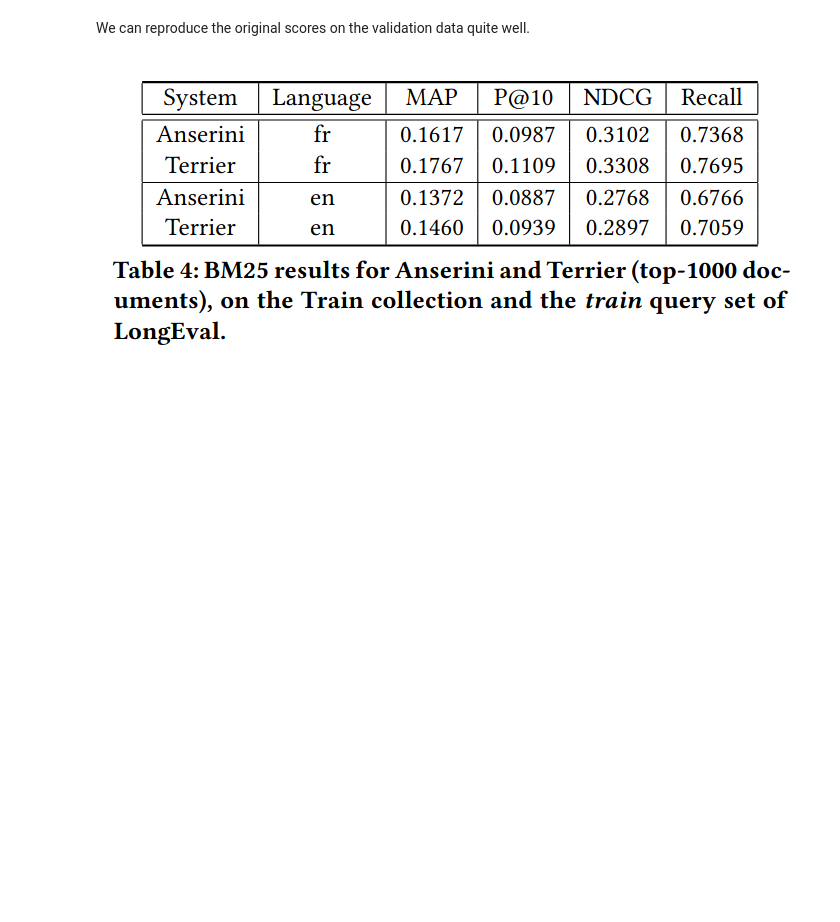
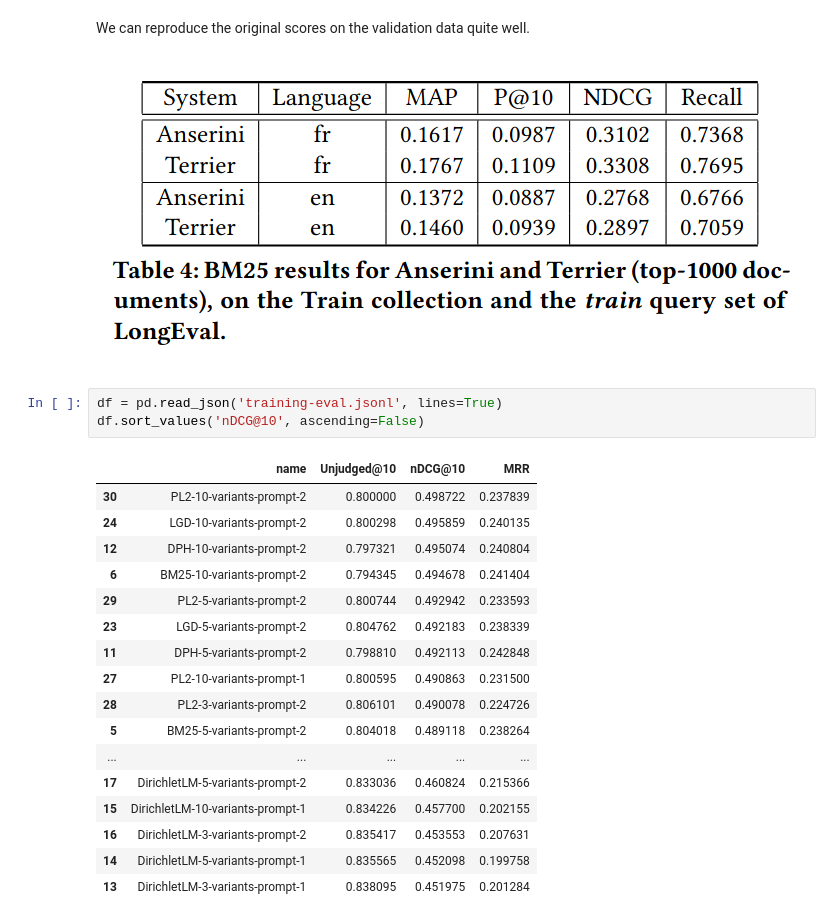
Before and after one commit to webis-de/CLEF-23-ows-at-longeval, a Jupyter notebook: src/hyperparameter-tuning.ipynb, the cells around one changed output. Saved outputs shown, nothing was run; the diff lists cells and outputs as text; blank space fills up the shorter version.

```diff
--- a/src/hyperparameter-tuning.ipynb
+++ b/src/hyperparameter-tuning.ipynb
@@ -48,3 +73,24 @@ pt.Experiment(
 We can reproduce the original scores on the validation data quite well.
 
 ![Screenshot_20230514_080512.png](attachment:Screenshot_20230514_080512.png)
+# %%
+df = pd.read_json('training-eval.jsonl', lines=True)
+df.sort_values('nDCG@10', ascending=False)
+# %% [output]
+|  | name | Unjudged@10 | nDCG@10 | MRR |
+| 30 | PL2-10-variants-prompt-2 | 0.800000 | 0.498722 | 0.237839 |
+| 24 | LGD-10-variants-prompt-2 | 0.800298 | 0.495859 | 0.240135 |
+| 12 | DPH-10-variants-prompt-2 | 0.797321 | 0.495074 | 0.240804 |
+| 6 | BM25-10-variants-prompt-2 | 0.794345 | 0.494678 | 0.241404 |
+| 29 | PL2-5-variants-prompt-2 | 0.800744 | 0.492942 | 0.233593 |
+| 23 | LGD-5-variants-prompt-2 | 0.804762 | 0.492183 | 0.238339 |
+| 11 | DPH-5-variants-prompt-2 | 0.798810 | 0.492113 | 0.242848 |
+| 27 | PL2-10-variants-prompt-1 | 0.800595 | 0.490863 | 0.231500 |
+| 28 | PL2-3-variants-prompt-2 | 0.806101 | 0.490078 | 0.224726 |
+| 5 | BM25-5-variants-prompt-2 | 0.804018 | 0.489118 | 0.238264 |
+| ... | ... | ... | ... | ... |
+| 17 | DirichletLM-5-variants-prompt-2 | 0.833036 | 0.460824 | 0.215366 |
+| 15 | DirichletLM-10-variants-prompt-1 | 0.834226 | 0.457700 | 0.202155 |
+| 16 | DirichletLM-3-variants-prompt-2 | 0.835417 | 0.453553 | 0.207631 |
+| 14 | DirichletLM-5-variants-prompt-1 | 0.835565 | 0.452098 | 0.199758 |
+| 13 | DirichletLM-3-variants-prompt-1 | 0.838095 | 0.451975 | 0.201284 |
```
Also changed, not shown: parts of 13 cells of this notebook, 1 other file.
